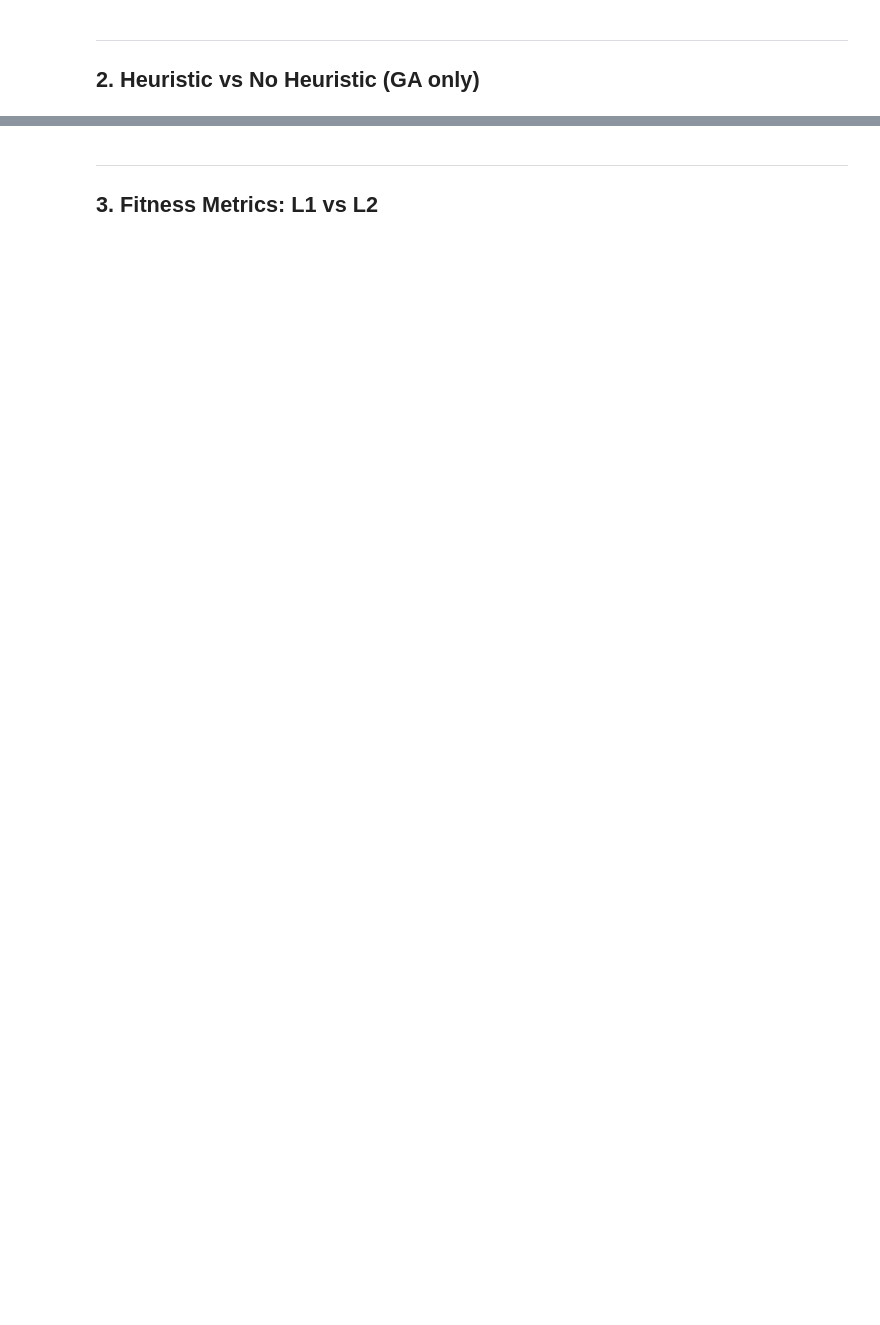
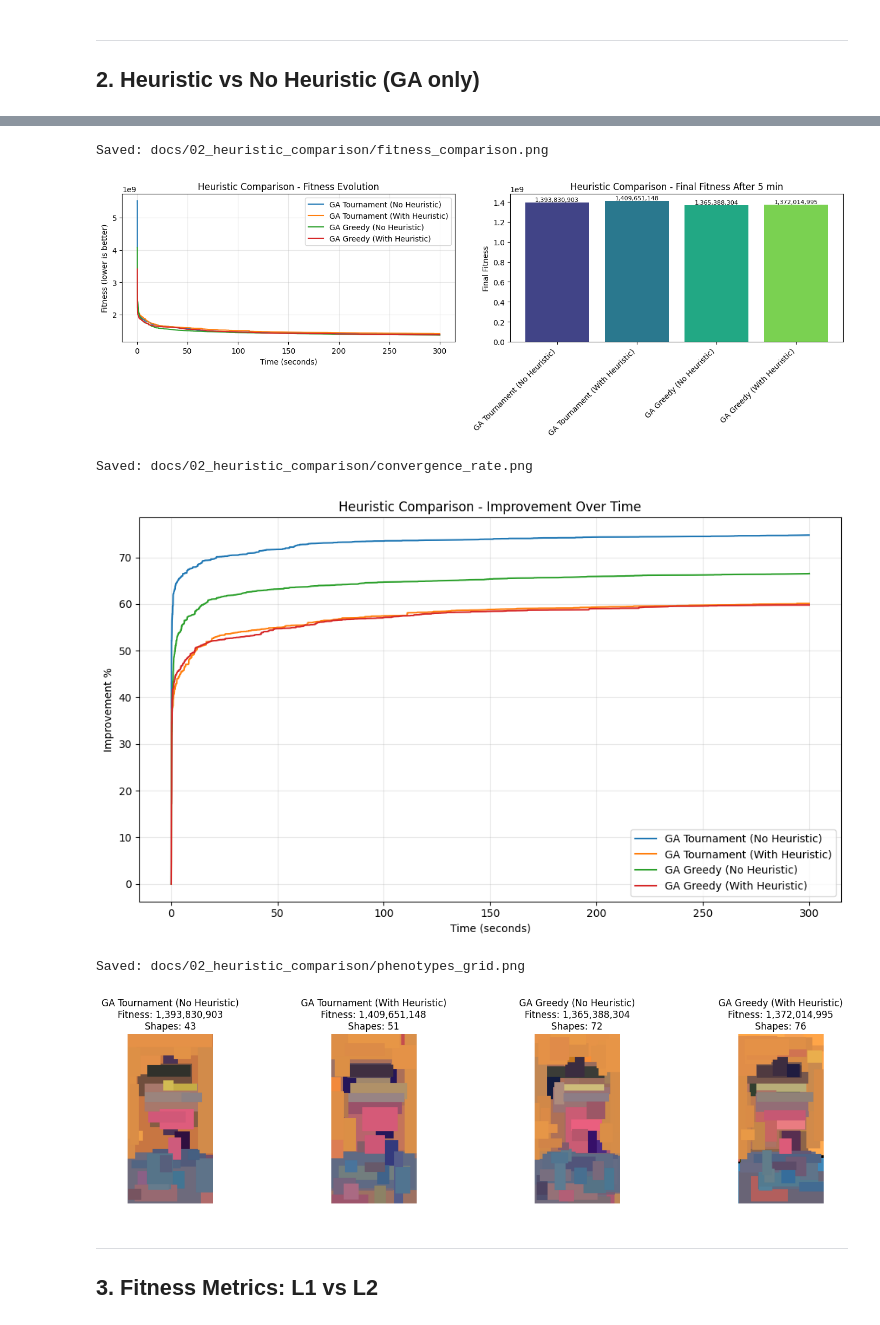
Before and after one commit to Max0uch1ta/geometrical-image-recreation, a Jupyter notebook: comparison_notebook.ipynb, the cells around one changed output, grey strips where cells are left out. Cells and saved outputs as stored; diff of their text form; code cells hidden in the pictures; blank space fills up the shorter version.

```diff
--- a/comparison_notebook.ipynb
+++ b/comparison_notebook.ipynb
@@ -211,6 +298,8 @@ show_phenotypes(results_basic)
 ---
 ## 2. Heuristic vs No Heuristic (GA only)
 # %%
+EXP2_DIR = ensure_dir(DOCS_DIR / "02_heuristic_comparison")
+
 results_heuristic = []
 
 # GA Tournament WITHOUT heuristic
@@ -251,7 +380,14 @@ results_heuristic.append(run_experiment(
 # %%
-plot_fitness_by_time(results_heuristic, "Heuristic Comparison")
-plot_convergence_rate(results_heuristic, "Heuristic Comparison")
-show_phenotypes(results_heuristic)
+plot_fitness_by_time(results_heuristic, "Heuristic Comparison", save_dir=EXP2_DIR)
+plot_convergence_rate(results_heuristic, "Heuristic Comparison", save_dir=EXP2_DIR)
+show_phenotypes(results_heuristic, save_dir=EXP2_DIR)
+# %% [output]
+Saved: docs/02_heuristic_comparison/fitness_comparison.png
+[figure, added]
+Saved: docs/02_heuristic_comparison/convergence_rate.png
+[figure, added]
+Saved: docs/02_heuristic_comparison/phenotypes_grid.png
+[figure, added]
 # %% [markdown]
 ---
 ## 3. Fitness Metrics: L1 vs L2
```
Also changed, not shown: parts of 17 cells of this notebook, 56 other files.
